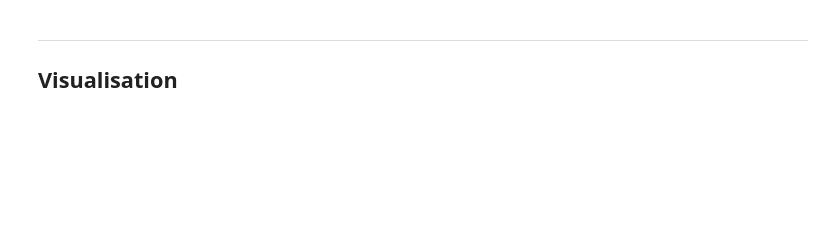
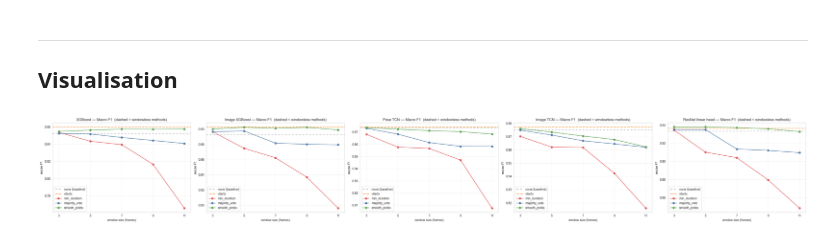
Before and after one commit to mlubneuskaya/running, a Jupyter notebook: notebooks/compare_postprocessing.ipynb, the cells around one changed output. Drawn from its saved outputs; the diff is of its cells as text; code cells hidden in the pictures; blank space fills up the shorter version.

```diff
--- a/notebooks/compare_postprocessing.ipynb
+++ b/notebooks/compare_postprocessing.ipynb
@@ -296,8 +389,6 @@ else:
 
     img_manifest_idx = {r["video_path"]: r for r in img_manifest["records"]}
 
-    # Use image records for ground truth — their label arrays are aligned with
-    # the image features (clipped from frame 0), not the pose data.
     img_tcn_train_recs = [
         img_records_by_path[r.video_path]
         for r in train_records
@@ -322,13 +413,20 @@ else:
     for method, window in METHODS_CONFIG:
         needs_probs = method in PROB_METHODS
         preds = [
-            apply_postprocessing(method, single_fold_img[0]["probs"][i] if needs_probs
-                                 else single_fold_img[0]["raw_labels"][i], window)
+            apply_postprocessing(
+                method,
+                single_fold_img[0]["probs"][i] if needs_probs
+                else single_fold_img[0]["raw_labels"][i],
+                window,
+                hmm_params=HMM_PARAMS,
+            )
             for i in range(len(img_tcn_train_recs))
         ]
         result = eval_fold_metrics(
-            img_tcn_train_recs, preds, cfg.fps, cfg.n_classes, cfg.class_names
-        ) | {"athlete": "all_train"}
+            img_tcn_train_recs, preds, single_fold_img[0]["raw_labels"],
+            cfg.n_classes, cfg.class_names,
+        )
+        result["athlete"] = "all_train"
         img_tcn_results[(method, window)] = [result]
 
     print(f"Computed {len(img_tcn_results)} (method, window) combinations for Image TCN.")
@@ -441,46 +575,59 @@ print(agg.to_string(index=False))
 ## Visualisation
 # %%
 METHOD_COLORS = {
+    "none":                 "#aaaaaa",
+    "viterbi":              "#f28e2b",
     "min_duration_filter":  "#e15759",
     "majority_vote_filter": "#4e79a7",
     "smooth_probs_argmax":  "#59a14f",
 }
 METHOD_LABELS = {
+    "none":                 "none (baseline)",
+    "viterbi":              "viterbi",
     "min_duration_filter":  "min_duration",
     "majority_vote_filter": "majority_vote",
     "smooth_probs_argmax":  "smooth_probs",
 }
+LINE_STYLES = {
+    "none":    (0, (4, 4)),   # dashed, gray
+    "viterbi": (0, (6, 2)),   # long-dash, orange
+}
 
-def _plot_metric(agg_df, models, metric, ylabel, title, axhline=None, ylim=None):
+
+def _plot_f1_lines(df, models, metric, ylabel, title):
     n_models = len(models)
-    fig, axes = plt.subplots(1, n_models, figsize=(7 * n_models, 5), sharey=(ylim is not None))
+    fig, axes = plt.subplots(1, n_models, figsize=(7 * n_models, 5))
     if n_models == 1:
         axes = [axes]
 
     for ax, model in zip(axes, models):
-        sub = agg_df[agg_df["model"] == model].copy()
+        sub = df[df["model"] == model].copy()
         for method, grp in sub.groupby("method", sort=False):
-            grp = grp.sort_values("window")
-            ax.plot(grp["window"], grp[metric], marker="o",
-                    color=METHOD_COLORS[method], label=METHOD_LABELS[method])
-        if axhline is not None:
-            ax.axhline(axhline, color="gray", linestyle="--", linewidth=0.8)
+            color = METHOD_COLORS[method]
+            label = METHOD_LABELS[method]
+            if method in WINDOWLESS_METHODS:
+                val = grp[metric].iloc[0]
+                ax.axhline(val, color=color, linestyle=LINE_STYLES[method],
+                           linewidth=1.4, label=label, zorder=0)
+            else:
+                grp = grp.sort_values("window")
+                ax.plot(grp["window"], grp[metric], marker="o",
+                        color=color, label=label)
         ax.set_xlabel("window size (frames)")
         ax.set_ylabel(ylabel)
         ax.set_title(f"{model} — {title}")
         ax.set_xticks(WINDOWS)
         ax.legend()
         ax.grid(alpha=0.3)
-        if ylim is not None:
-            ax.set_ylim(*ylim)
 
     plt.tight_layout()
     plt.show()
 
 
-models_present = agg["model"].unique().tolist()
+models_present = summary["model"].unique().tolist()
 
-_plot_metric(agg, models_present, "bias_ms",
-             ylabel="mean signed error (ms)  [positive = late]",
-             title="Timing bias",
-             axhline=0)
+_plot_f1_lines(summary, models_present, "macro_f1",
+               ylabel="macro F1",
+               title="Macro F1  (dashed = windowless methods)")
+# %% [output]
+[figure, added]
```
Also changed, not shown: parts of 23 cells of this notebook, 7 other files.
